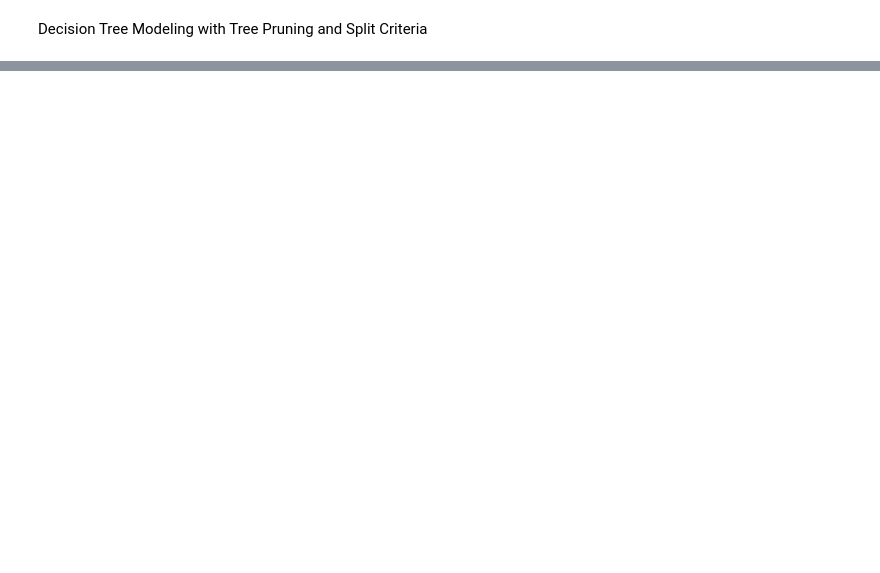
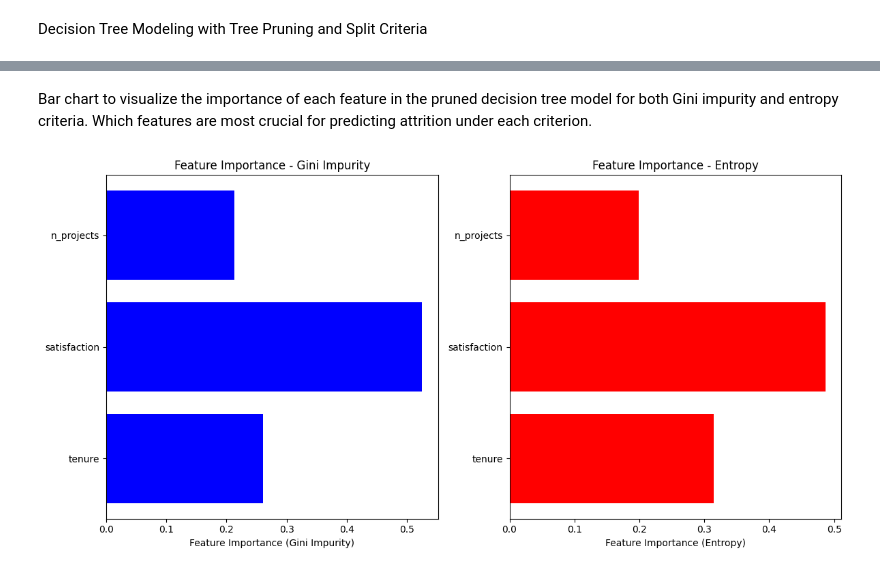
Before and after one commit to GOPIKA-S-S/LAB7, a Jupyter notebook: LAB7.ipynb, the cells around one changed output, grey strips where cells are left out. Saved outputs shown, nothing was run; the diff lists cells and outputs as text; code cells hidden in the pictures; blank space fills up the shorter version.

```diff
--- a/LAB7.ipynb
+++ b/LAB7.ipynb
@@ -100,0 +217,24 @@ ValueError: ignored
+# %%
+max_depths = [None, 5, 10, 15, 20]
+
+# Initializing variables to store the best depth and highest accuracy
+best_max_depth = None
+best_accuracy = 0
+
+# Iterate over different maximum depths and find the best one
+for max_depth in max_depths:
+    tree_classifier = DecisionTreeClassifier(criterion='gini', max_depth=max_depth, random_state=42)
+    tree_classifier.fit(X_train, y_train)
+
+    # Making predictions on the test data
+    y_pred = tree_classifier.predict(X_test)
+
+    # Calculate accuracy
+    accuracy = accuracy_score(y_test, y_pred)
+
+    # Check if this depth resulted in a higher accuracy
+    if accuracy > best_accuracy:
+        best_accuracy = accuracy
+        best_max_depth = max_depth
+
+print(f'Best Maximum Depth: {best_max_depth}')
@@ -100,0 +330,24 @@ ValueError: ignored
+# %% [markdown]
+Bar chart to visualize the importance of each feature in the pruned decision tree model for both Gini impurity and entropy criteria. Which features are most crucial for predicting attrition under each criterion.
+# %%
+# Extracting feature importances for Gini Impurity and Entropy models
+feature_importance_gini = tree_classifier_gini_pruned.feature_importances_
+feature_importance_entropy = tree_classifier_entropy_pruned.feature_importances_
+
+feature_names = X.columns
+
+# Create subplots for Gini Impurity and Entropy
+fig, axes = plt.subplots(nrows=1, ncols=2, figsize=(12, 6))
+
+axes[0].barh(feature_names, feature_importance_gini, color='b')
+axes[0].set_xlabel('Feature Importance (Gini Impurity)')
+axes[0].set_title('Feature Importance - Gini Impurity')
+
+axes[1].barh(feature_names, feature_importance_entropy, color='r')
+axes[1].set_xlabel('Feature Importance (Entropy)')
+axes[1].set_title('Feature Importance - Entropy')
+
+plt.tight_layout()
+plt.show()
+# %% [output]
+[figure, added]
```
Also changed, not shown: parts of 24 cells of this notebook.
